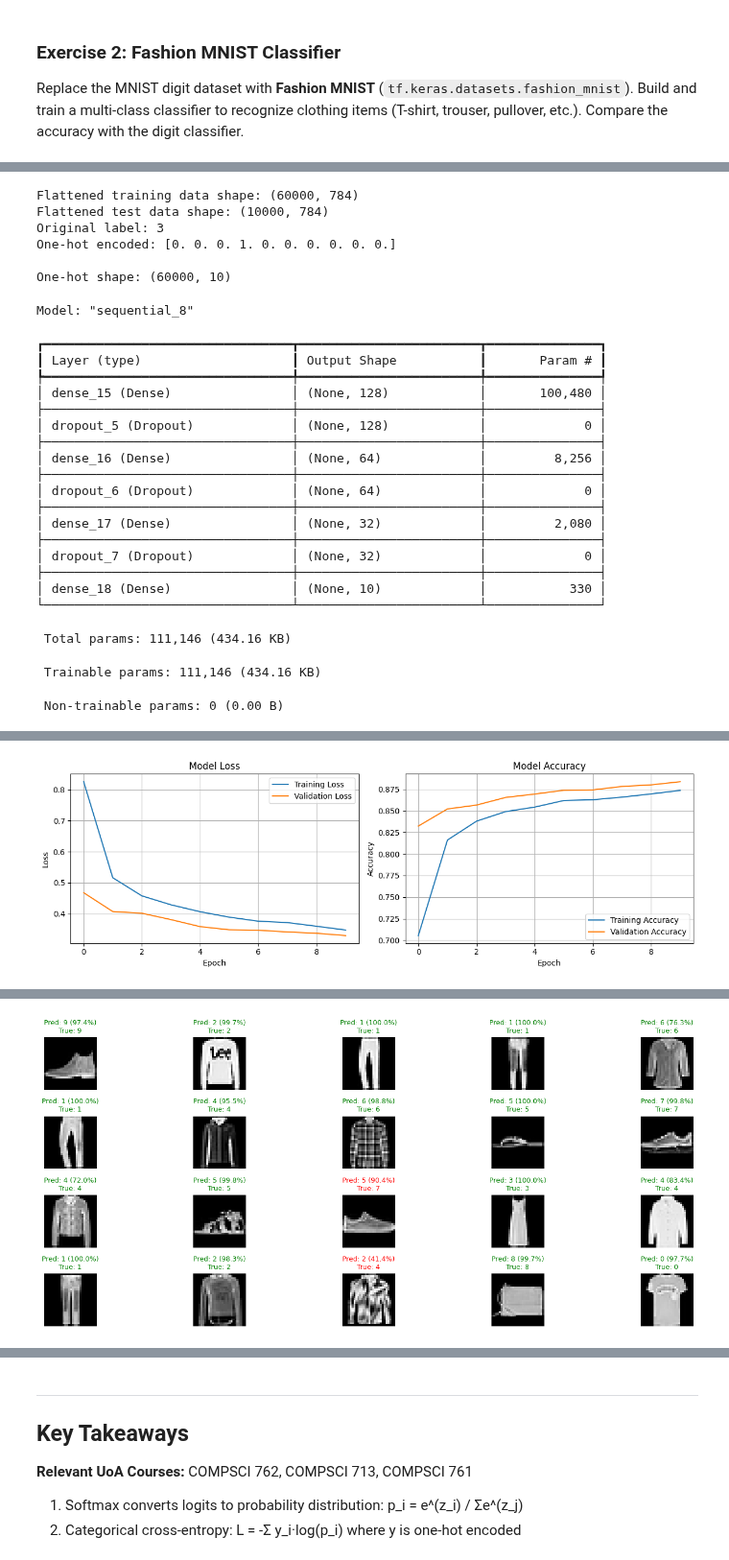
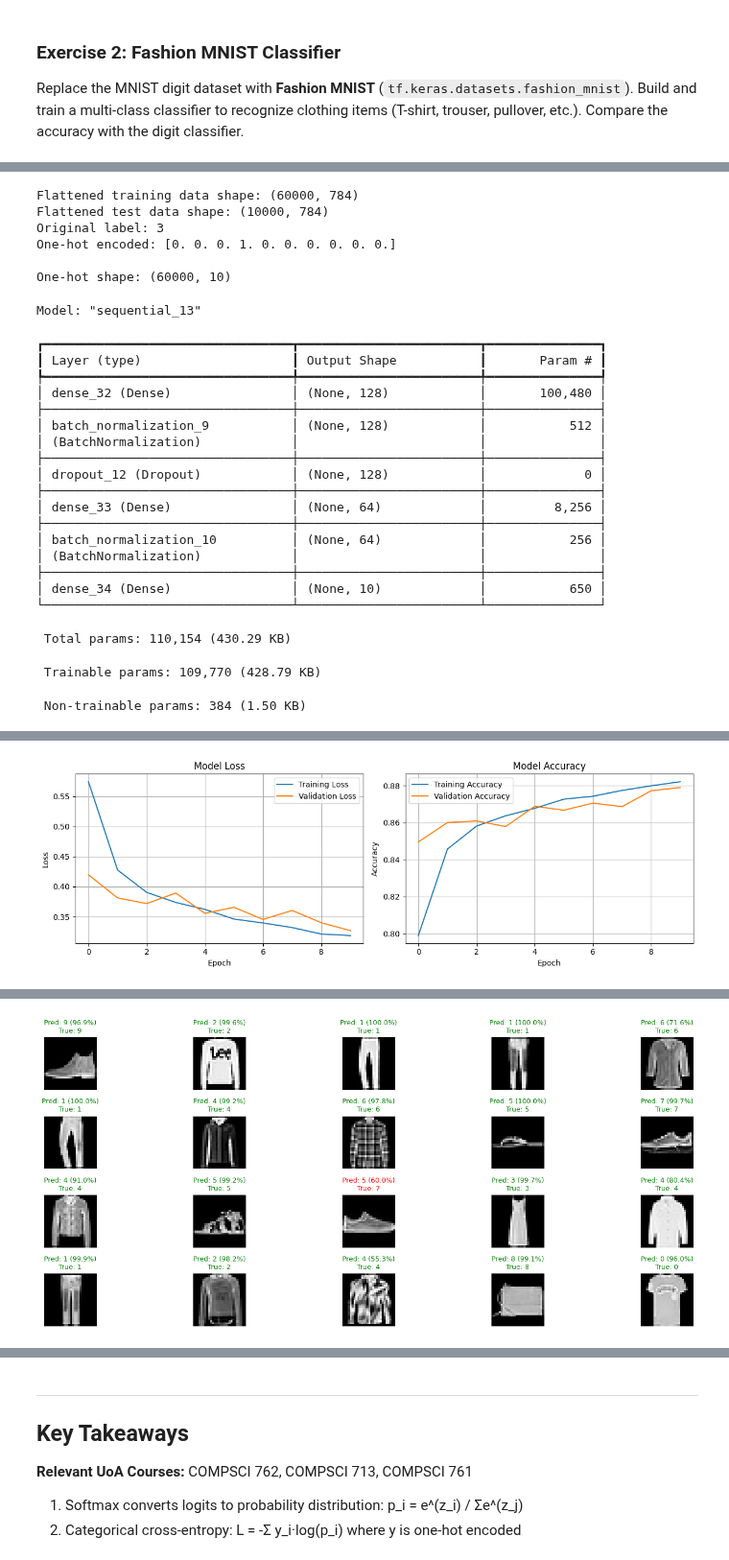
Before and after one commit to nexageapps/AI, a Jupyter notebook: Basic/B04 - Multi-Class Classification.ipynb, the cells around one changed output, grey strips where cells are left out. Shown at 96% size. Cells and saved outputs as stored; diff of their text form; code cells hidden in the pictures.

```diff
--- a/Basic/B04 - Multi-Class Classification.ipynb
+++ b/Basic/B04 - Multi-Class Classification.ipynb
@@ -432,11 +432,12 @@ print(f"\nOne-hot shape: {fy_train_onehot.shape}")
 # Build the model
 fmodel = keras.Sequential([
     layers.Dense(128, activation='relu', input_shape=(784,)),
+    layers.BatchNormalization(),
     layers.Dropout(0.3),
     layers.Dense(64, activation='relu'),
-    layers.Dropout(0.2),
-    layers.Dense(32, activation='relu'),
-    layers.Dropout(0.1),
+    layers.BatchNormalization(),
+    #layers.Dropout(0.2),
+
     layers.Dense(10, activation='softmax')
 ])
 
@@ -448,6 +449,22 @@ fmodel.compile(
 )
 fmodel.summary()
 
+from tensorflow.keras.callbacks import EarlyStopping
+# Early stopping callback
+early_stop = EarlyStopping(
+    monitor='val_loss',   # watch validation loss
+    patience=3,           # wait 3 epochs before stopping
+    restore_best_weights=True
+)
+
+from tensorflow.keras.callbacks import ReduceLROnPlateau
+reduce_lr = ReduceLROnPlateau(
+    monitor='val_loss',
+    factor=0.5,
+    patience=2,
+    verbose=1
+)
+
 # Train the model
 fhistory = fmodel.fit(
     fx_train_flat,
@@ -455,7 +472,8 @@ fhistory = fmodel.fit(
     epochs=10,
     batch_size=128,
     validation_split=0.2,
-    verbose=1
+    verbose=1,
+    callbacks=[early_stop,reduce_lr]
 )
 fmodel.save("fashion_model.keras")
 
@@ -519,25 +537,25 @@ Original label: 3
 One-hot encoded: [0. 0. 0. 1. 0. 0. 0. 0. 0. 0.]
 
 One-hot shape: (60000, 10)
-Model: "sequential_8"
+Model: "sequential_13"
 ┏━━━━━━━━━━━━━━━━━━━━━━━━━━━━━━━━━┳━━━━━━━━━━━━━━━━━━━━━━━━┳━━━━━━━━━━━━━━━┓
 ┃ Layer (type)                    ┃ Output Shape           ┃       Param # ┃
 ┡━━━━━━━━━━━━━━━━━━━━━━━━━━━━━━━━━╇━━━━━━━━━━━━━━━━━━━━━━━━╇━━━━━━━━━━━━━━━┩
-│ dense_15 (Dense)                │ (None, 128)            │       100,480 │
+│ dense_32 (Dense)                │ (None, 128)            │       100,480 │
 ├─────────────────────────────────┼────────────────────────┼───────────────┤
-│ dropout_5 (Dropout)             │ (None, 128)            │             0 │
+│ batch_normalization_9           │ (None, 128)            │           512 │
+│ (BatchNormalization)            │                        │               │
 ├─────────────────────────────────┼────────────────────────┼───────────────┤
-│ dense_16 (Dense)                │ (None, 64)             │         8,256 │
+│ dropout_12 (Dropout)            │ (None, 128)            │             0 │
 ├─────────────────────────────────┼────────────────────────┼───────────────┤
-│ dropout_6 (Dropout)             │ (None, 64)             │             0 │
+│ dense_33 (Dense)                │ (None, 64)             │         8,256 │
 ├─────────────────────────────────┼────────────────────────┼───────────────┤
-│ dense_17 (Dense)                │ (None, 32)             │         2,080 │
+│ batch_normalization_10          │ (None, 64)             │           256 │
+│ (BatchNormalization)            │                        │               │
 ├─────────────────────────────────┼────────────────────────┼───────────────┤
-│ dropout_7 (Dropout)             │ (None, 32)             │             0 │
-├─────────────────────────────────┼────────────────────────┼───────────────┤
-│ dense_18 (Dense)                │ (None, 10)             │           330 │
+│ dense_34 (Dense)                │ (None, 10)             │           650 │
 └─────────────────────────────────┴────────────────────────┴───────────────┘
- Total params: 111,146 (434.16 KB)
+ Total params: 110,154 (430.29 KB)
- Trainable params: 111,146 (434.16 KB)
+ Trainable params: 109,770 (428.79 KB)
- Non-trainable params: 0 (0.00 B)
+ Non-trainable params: 384 (1.50 KB)
 Epoch 1/10
@@ -563 +581 @@ Epoch 10/10
-[figure, old version]
+[figure, new version]
@@ -565,4 +583,4 @@ Epoch 10/10
-[figure, old version]
+[figure, new version]
 # %%
 #Inference from the trained model
 api_model = keras.models.load_model("fashion_model.keras")
```
Also changed, not shown: parts of 2 cells of this notebook, 2 other files.
